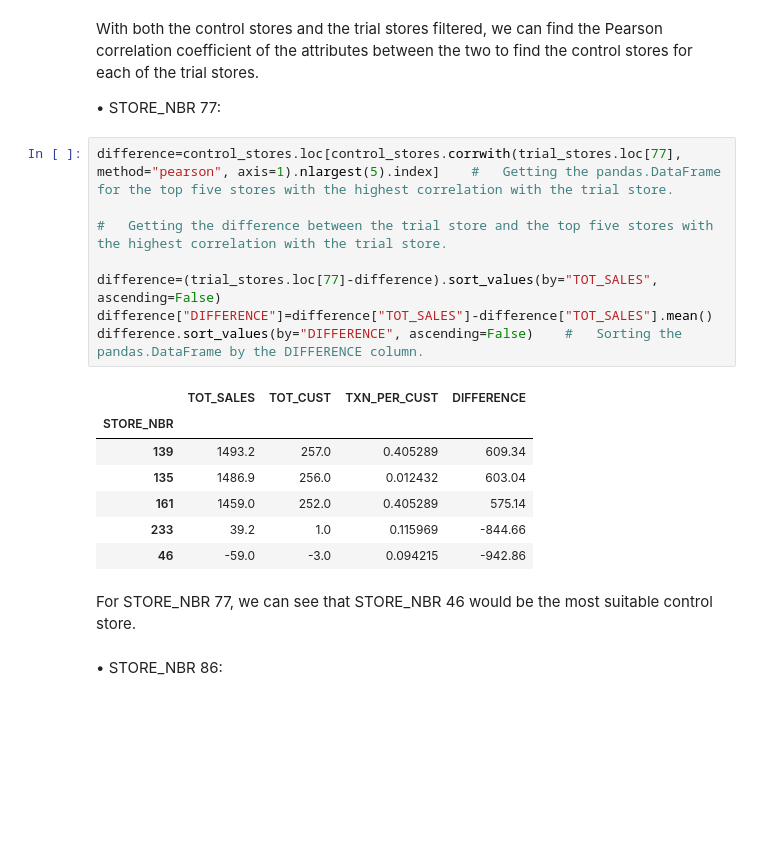
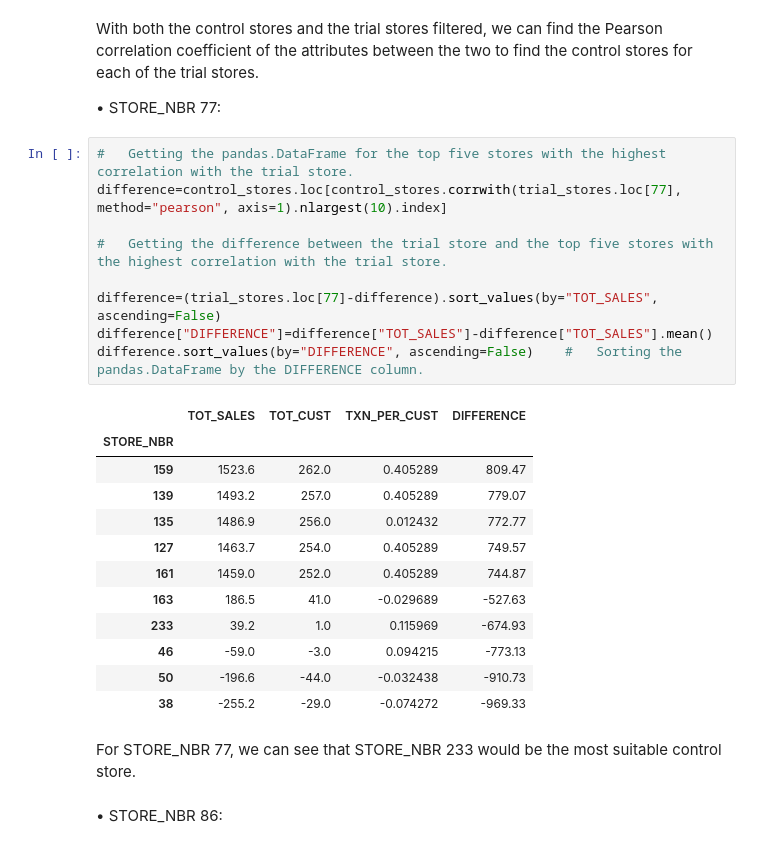
Before and after one commit to Harmandeep321/Quantium-internship, a Jupyter notebook: 02 task quantium.ipynb, the cells around one changed output. Drawn from its saved outputs; the diff is of its cells as text; blank space fills up the shorter version.

```diff
--- a/02 task quantium.ipynb
+++ b/02 task quantium.ipynb
@@ -329,24 +331,30 @@ With both the control stores and the trial stores filtered, we can find the Pear
 
 • STORE_NBR 77:
 # %%
-difference=control_stores.loc[control_stores.corrwith(trial_stores.loc[77], method="pearson", axis=1).nlargest(5).index]    #   Getting the pandas.DataFrame for the top five stores with the highest correlation with the trial store.
+#   Getting the pandas.DataFrame for the top five stores with the highest correlation with the trial store.
+difference=control_stores.loc[control_stores.corrwith(trial_stores.loc[77], method="pearson", axis=1).nlargest(10).index]
 
 #   Getting the difference between the trial store and the top five stores with the highest correlation with the trial store.
 
 difference=(trial_stores.loc[77]-difference).sort_values(by="TOT_SALES", ascending=False)
 difference["DIFFERENCE"]=difference["TOT_SALES"]-difference["TOT_SALES"].mean()
 difference.sort_values(by="DIFFERENCE", ascending=False)    #   Sorting the pandas.DataFrame by the DIFFERENCE column.
 # %% [output]
 |  | TOT_SALES | TOT_CUST | TXN_PER_CUST | DIFFERENCE |
 | STORE_NBR |  |  |  |  |
-| 139 | 1493.2 | 257.0 | 0.405289 | 609.34 |
-| 135 | 1486.9 | 256.0 | 0.012432 | 603.04 |
-| 161 | 1459.0 | 252.0 | 0.405289 | 575.14 |
-| 233 | 39.2 | 1.0 | 0.115969 | -844.66 |
-| 46 | -59.0 | -3.0 | 0.094215 | -942.86 |
+| 159 | 1523.6 | 262.0 | 0.405289 | 809.47 |
+| 139 | 1493.2 | 257.0 | 0.405289 | 779.07 |
+| 135 | 1486.9 | 256.0 | 0.012432 | 772.77 |
+| 127 | 1463.7 | 254.0 | 0.405289 | 749.57 |
+| 161 | 1459.0 | 252.0 | 0.405289 | 744.87 |
+| 163 | 186.5 | 41.0 | -0.029689 | -527.63 |
+| 233 | 39.2 | 1.0 | 0.115969 | -674.93 |
+| 46 | -59.0 | -3.0 | 0.094215 | -773.13 |
+| 50 | -196.6 | -44.0 | -0.032438 | -910.73 |
+| 38 | -255.2 | -29.0 | -0.074272 | -969.33 |
 # %% [markdown]
 
-For STORE_NBR 77, we can see that STORE_NBR 46 would be the most suitable control store.
+For STORE_NBR 77, we can see that STORE_NBR 233 would be the most suitable control store.
 # %% [markdown]
 • STORE_NBR 86:
 # %%
```
Also changed, not shown: parts of 21 cells of this notebook.
